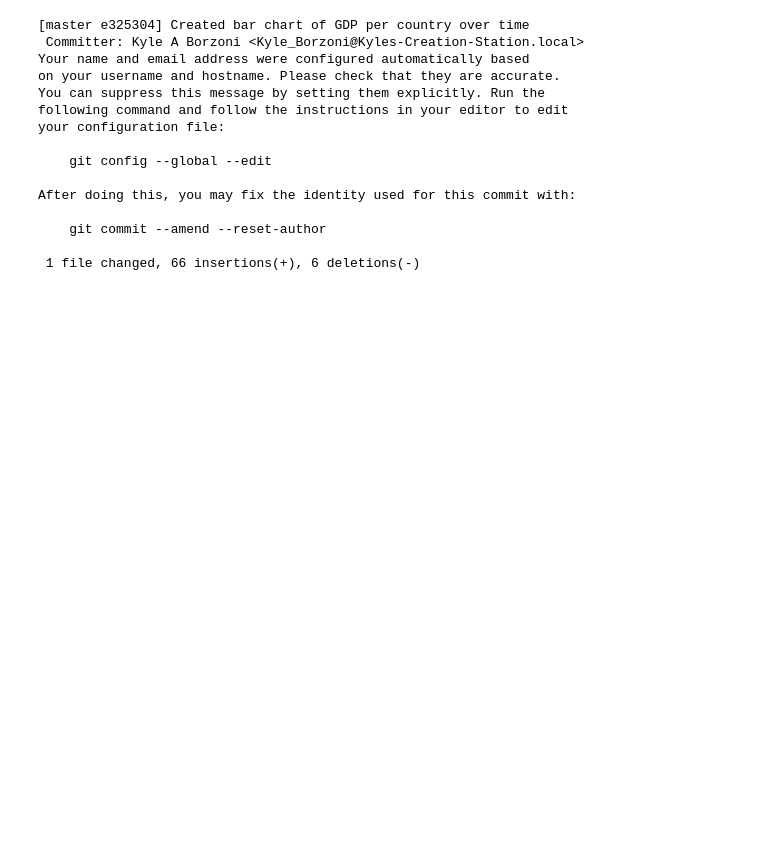
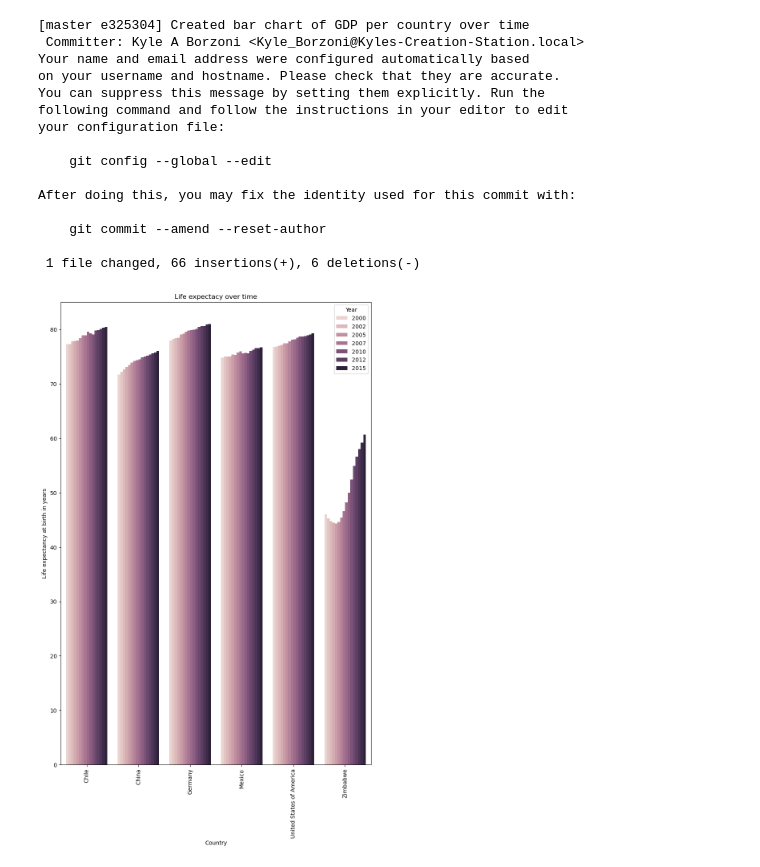
Before and after one commit to Kyloni417/life_expectancy_gdp_proj, a Jupyter notebook: life_expectancy_gdp.ipynb, the cells around one changed output. Saved outputs shown, nothing was run; the diff lists cells and outputs as text; code cells hidden in the pictures; blank space fills up the shorter version.

```diff
--- a/life_expectancy_gdp.ipynb
+++ b/life_expectancy_gdp.ipynb
@@ -166,7 +166,10 @@ After doing this, you may fix the identity used for this commit with:
 # %%
 f, ax = plt.subplots(figsize=(10,15))
 ax = sns.barplot(x="Country", y="LEABY", hue="Year", data=df_gdp)
 plt.xticks(rotation=90)
 ylabel = "Life expectancy at birth in years"
 plt.ylabel(ylabel)
+plt.title("Life expectacy over time")
 plt.show()
+# %% [output]
+[figure, added]
```
Also changed, not shown: parts of 4 cells of this notebook.
